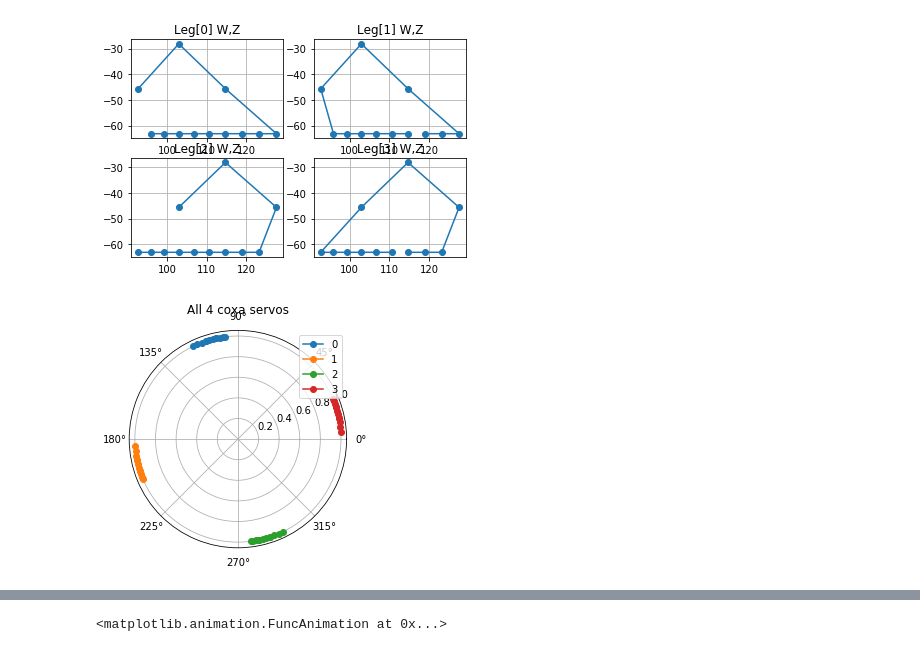
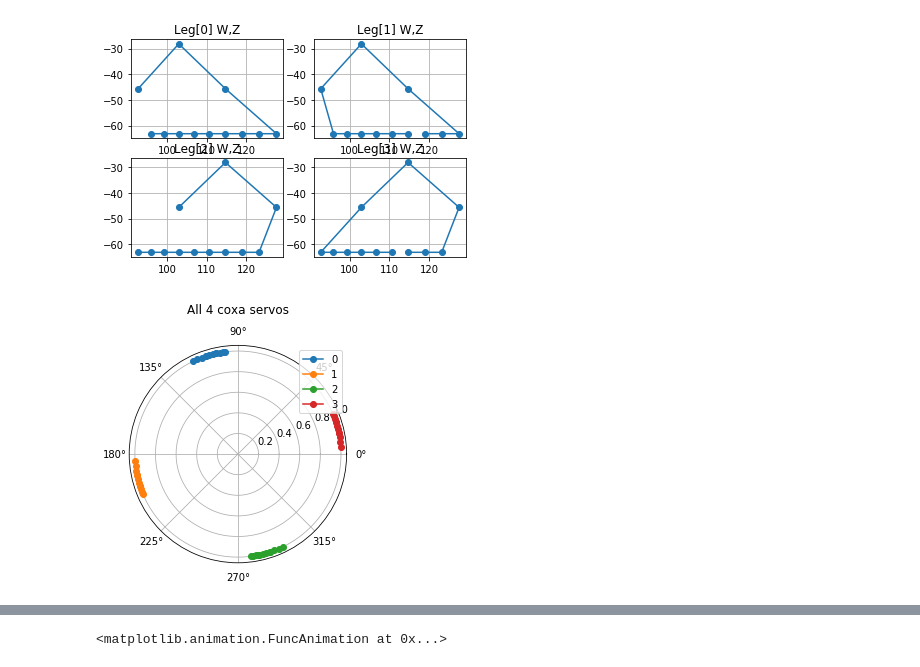
Before and after one commit to MultipedRobotics/multiped, a Jupyter notebook: ax12/docs/gait.ipynb, the cells around one changed output, grey strips where cells are left out. Saved outputs shown, nothing was run; the diff lists cells and outputs as text; code cells hidden in the pictures.

```diff
--- a/ax12/docs/gait.ipynb
+++ b/ax12/docs/gait.ipynb
@@ -177,17 +235,17 @@ plot_feet(pts)
 # %%
 def plot_coxa(angle):
     frame = [-pi/4, pi/4, 3*pi/4, -3*pi/4]
     ax = plt.subplot(111, projection='polar')
     for ll in range(4):
         tt = [(v[0]*pi/180)+frame[ll] for v in angle[ll]]
         rr = [1]*len(tt)
         ax.plot(tt, rr, label=str(ll), marker='o')
     ax.legend()
-    ax.set_title('All 4 coxa servos');
+    ax.set_title('All 4 coxa servos\n');
 
 plot_coxa(angle)
 # %% [output]
-[figure, old version]
+[figure, new version]
 # %%
 def plot_feet_3d(pts):
     fig = plt.figure()
```
Also changed, not shown: parts of 15 cells of this notebook, 11 other files.
